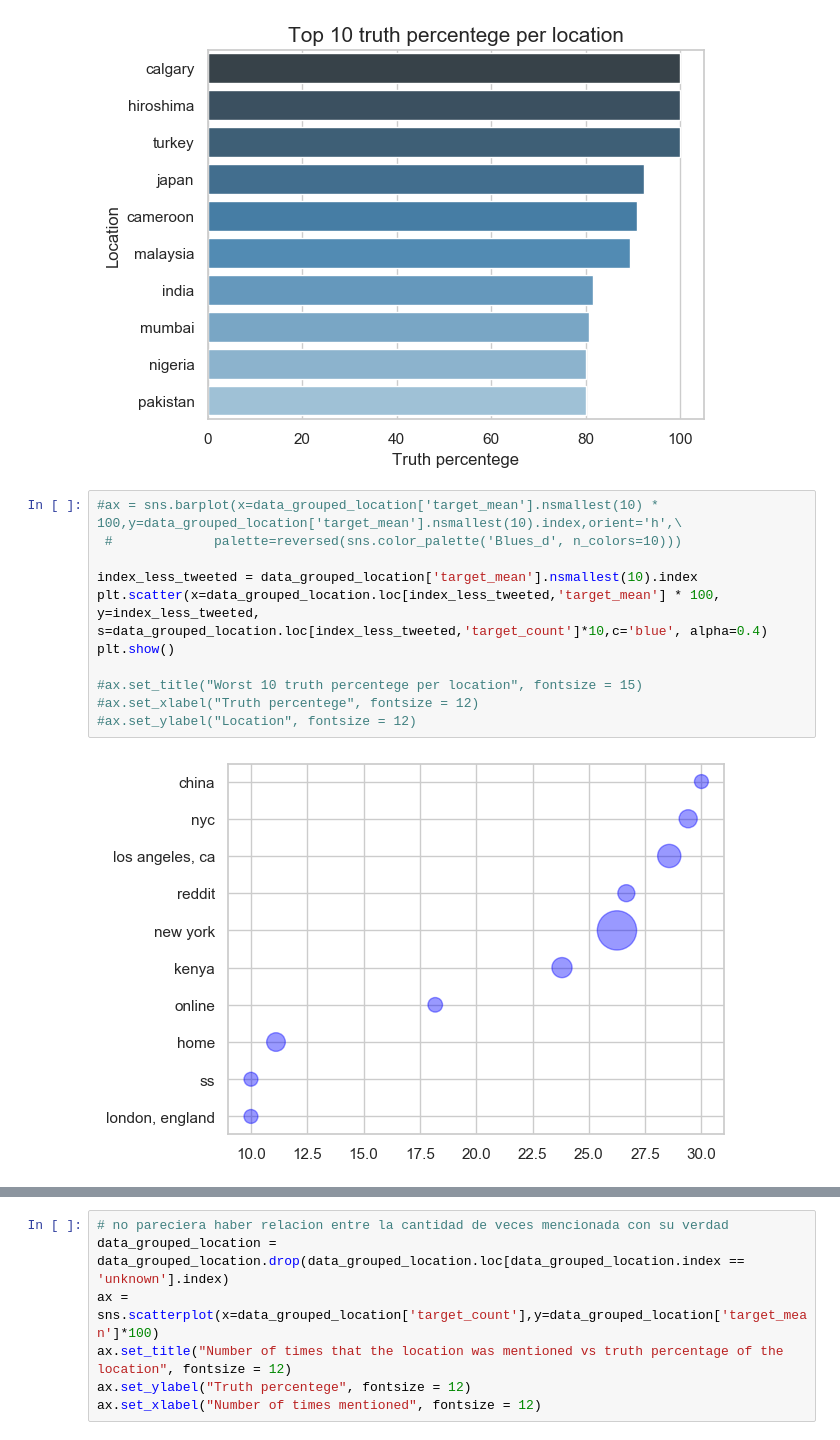
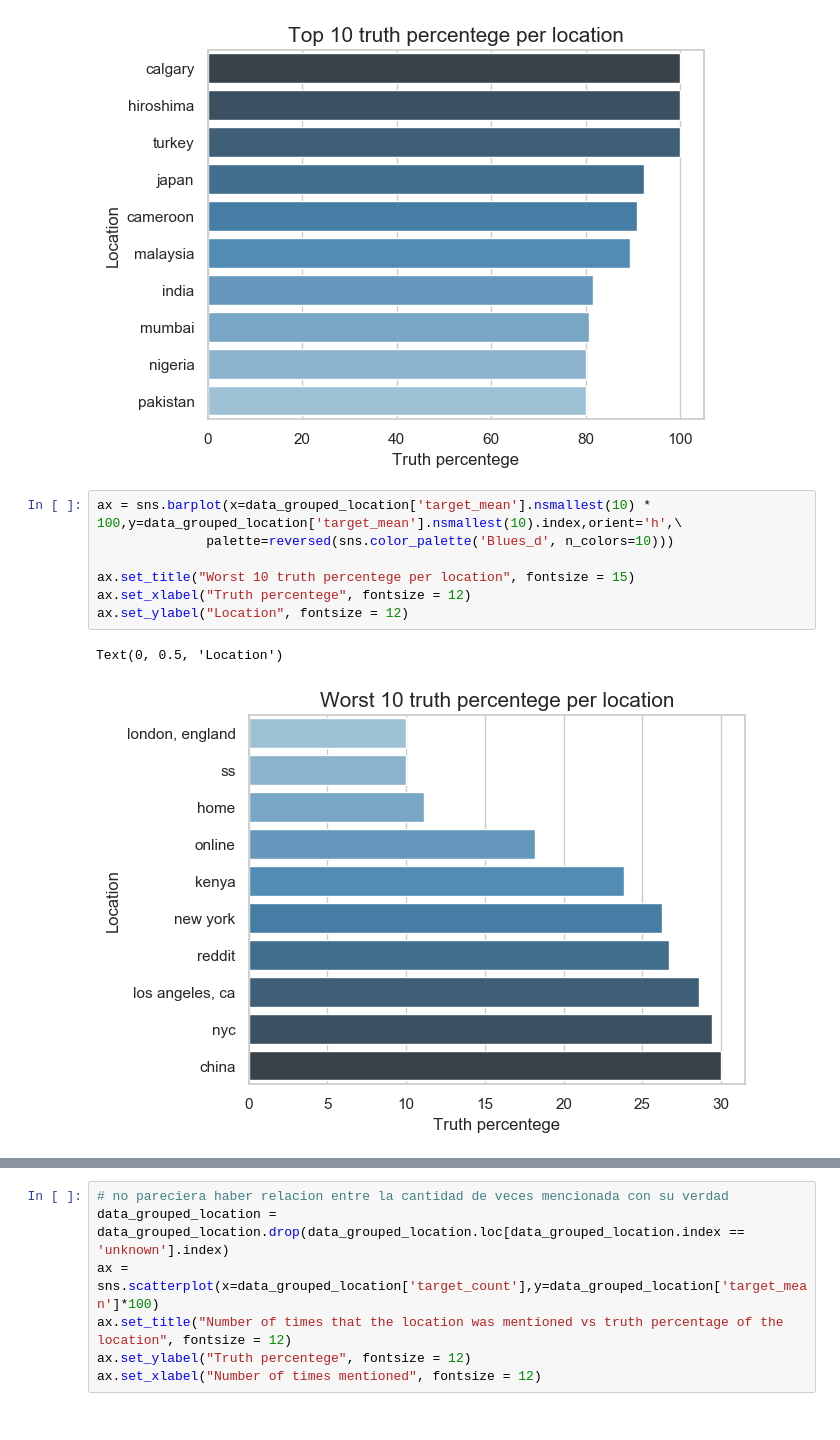
Before and after one commit to d-bizari/Organizacion-de-datos, a Jupyter notebook: TP1.ipynb, the cells around one changed output, grey strips where cells are left out. Cells and saved outputs as stored; diff of their text form.

Commit message:
added new chart and refactor charts colors and scale

```diff
--- a/TP1.ipynb
+++ b/TP1.ipynb
@@ -96,15 +96,12 @@ ax.set_ylabel("Location", fontsize = 12)
 Text(0, 0.5, 'Location')
 [figure]
 # %%
-#ax = sns.barplot(x=data_grouped_location['target_mean'].nsmallest(10) * 100,y=data_grouped_location['target_mean'].nsmallest(10).index,orient='h',\
- #             palette=reversed(sns.color_palette('Blues_d', n_colors=10)))
+ax = sns.barplot(x=data_grouped_location['target_mean'].nsmallest(10) * 100,y=data_grouped_location['target_mean'].nsmallest(10).index,orient='h',\
+              palette=reversed(sns.color_palette('Blues_d', n_colors=10)))
 
-index_less_tweeted = data_grouped_location['target_mean'].nsmallest(10).index
-plt.scatter(x=data_grouped_location.loc[index_less_tweeted,'target_mean'] * 100, y=index_less_tweeted, s=data_grouped_location.loc[index_less_tweeted,'target_count']*10,c='blue', alpha=0.4)
-plt.show()
-
-#ax.set_title("Worst 10 truth percentege per location", fontsize = 15)
-#ax.set_xlabel("Truth percentege", fontsize = 12)
-#ax.set_ylabel("Location", fontsize = 12)
+ax.set_title("Worst 10 truth percentege per location", fontsize = 15)
+ax.set_xlabel("Truth percentege", fontsize = 12)
+ax.set_ylabel("Location", fontsize = 12)
 # %% [output]
+Text(0, 0.5, 'Location')
-[figure, old version]
+[figure, new version]
```
Also changed, not shown: parts of 3 cells of this notebook.
